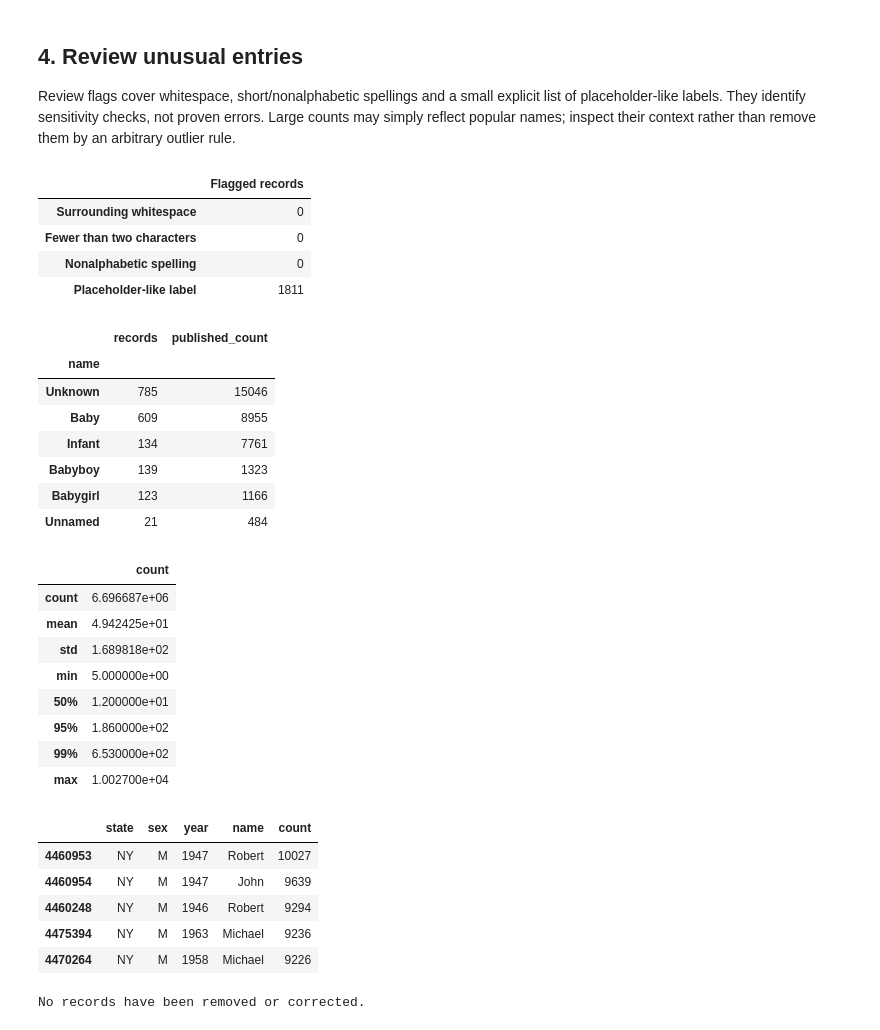
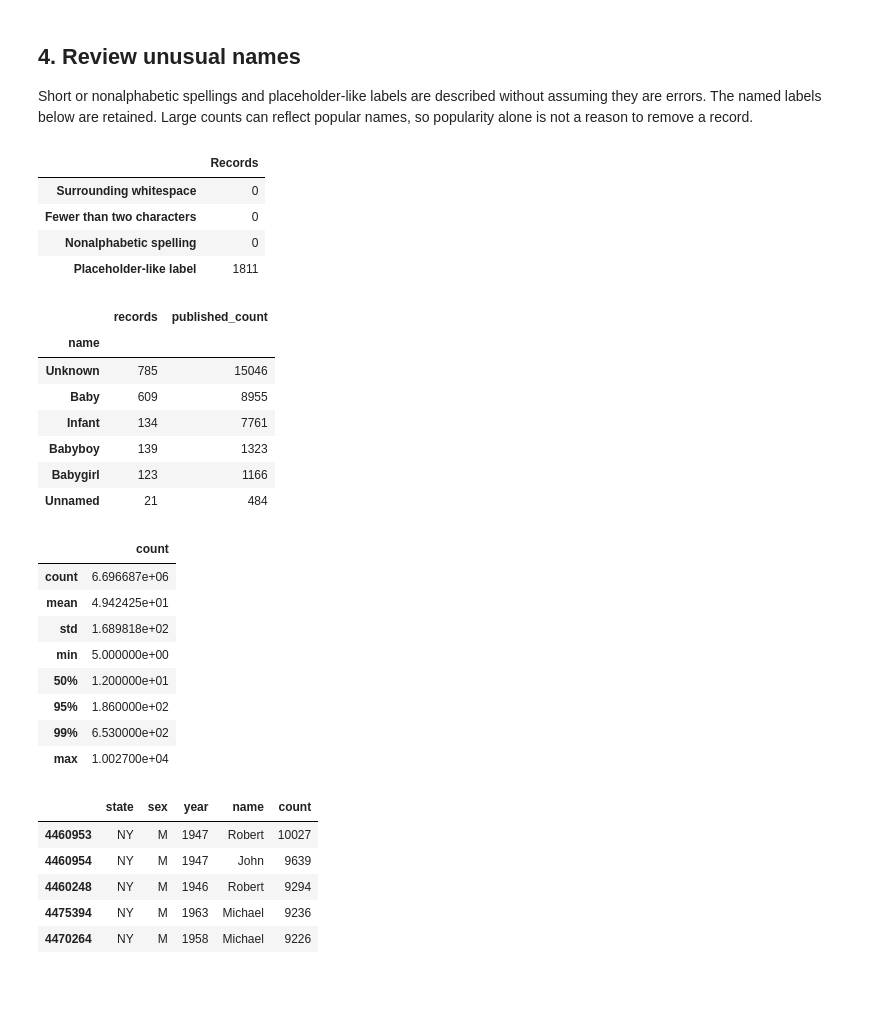
Before and after one commit to TheEternalFool/group_project_dsfm, a Jupyter notebook: notebooks/01_state_preparation.ipynb, the cells around one changed output. Saved outputs shown, nothing was run; the diff lists cells and outputs as text; code cells hidden in the pictures; blank space fills up the shorter version.

```diff
--- a/notebooks/01_state_preparation.ipynb
+++ b/notebooks/01_state_preparation.ipynb
@@ -157,33 +105,25 @@ Observed groups: 11,832/11,832; rows belonging to duplicate keys: 0.
 # %% [markdown]
-## 4. Review unusual entries
+## 4. Review unusual names
 
-Review flags cover whitespace, short/nonalphabetic spellings and a small explicit list of placeholder-like labels. They identify sensitivity checks, not proven errors. Large counts may simply reflect popular names; inspect their context rather than remove them by an arbitrary outlier rule.
+Short or nonalphabetic spellings and placeholder-like labels are described without assuming they are errors. The named labels below are retained. Large counts can reflect popular names, so popularity alone is not a reason to remove a record.
 # %%
 names = data['name']
-# These labels trigger review, not automatic removal.
 placeholder_labels = {'baby', 'babyboy', 'babygirl', 'unknown', 'unnamed', 'infant'}
-review_masks = {
-    'Surrounding whitespace': names.ne(names.str.strip()),
-    'Fewer than two characters': names.str.len().lt(2),
-    'Nonalphabetic spelling': ~names.str.fullmatch(r'[A-Za-z]+', na=False),
-    'Placeholder-like label': names.str.lower().isin(placeholder_labels),
-}
-review_counts = {label: int(mask.sum()) for label, mask in review_masks.items()}
-display(pd.Series(review_counts, name='Flagged records').to_frame())
-# A record appears in the review selection once, even if several flags apply.
-flagged = pd.Series(False, index=data.index)
-for mask in review_masks.values():
-    flagged |= mask
-if flagged.any():
-    display(data.loc[flagged].groupby('name', observed=True).agg(
-        records=('count', 'size'), published_count=('count', 'sum')
-    ).sort_values('published_count', ascending=False).head(10))
-# Inspect extreme counts in context: popularity alone is not a data error.
+placeholder = names.str.lower().isin(placeholder_labels)
+state_name_review = pd.Series({
+    'Surrounding whitespace': names.ne(names.str.strip()).sum(),
+    'Fewer than two characters': names.str.len().lt(2).sum(),
+    'Nonalphabetic spelling': (~names.str.fullmatch(r'[A-Za-z]+', na=False)).sum(),
+    'Placeholder-like label': placeholder.sum(),
+}, name='Records')
+display(state_name_review.to_frame())
+display(data.loc[placeholder].groupby('name').agg(
+    records=('count', 'size'), published_count=('count', 'sum')
+).sort_values('published_count', ascending=False))
 display(data['count'].describe(percentiles=[0.5, 0.95, 0.99]).to_frame())
 display(data.nlargest(5, 'count')[COLUMNS])
-print('No records have been removed or corrected.')
 # %% [output]
-|  | Flagged records |
+|  | Records |
 | Surrounding whitespace | 0 |
 | Fewer than two characters | 0 |
 | Nonalphabetic spelling | 0 |
@@ -211,5 +151,4 @@ print('No records have been removed or corrected.')
 | 4460248 | NY | M | 1946 | Robert | 9294 |
 | 4475394 | NY | M | 1963 | Michael | 9236 |
 | 4470264 | NY | M | 1958 | Michael | 9226 |
-No records have been removed or corrected.
 # %% [markdown]
```
Also changed, not shown: parts of 22 cells of this notebook, 57 other files.
